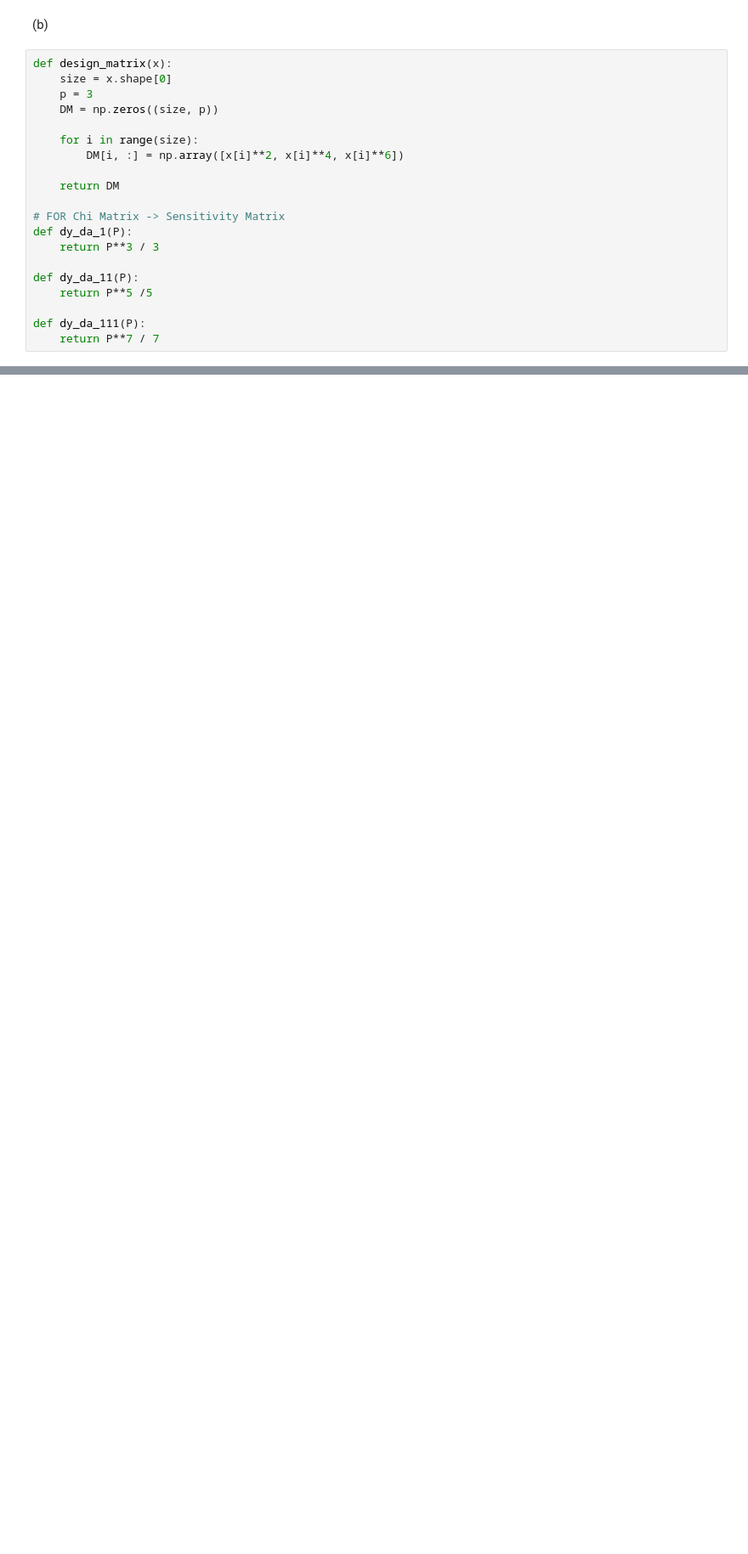
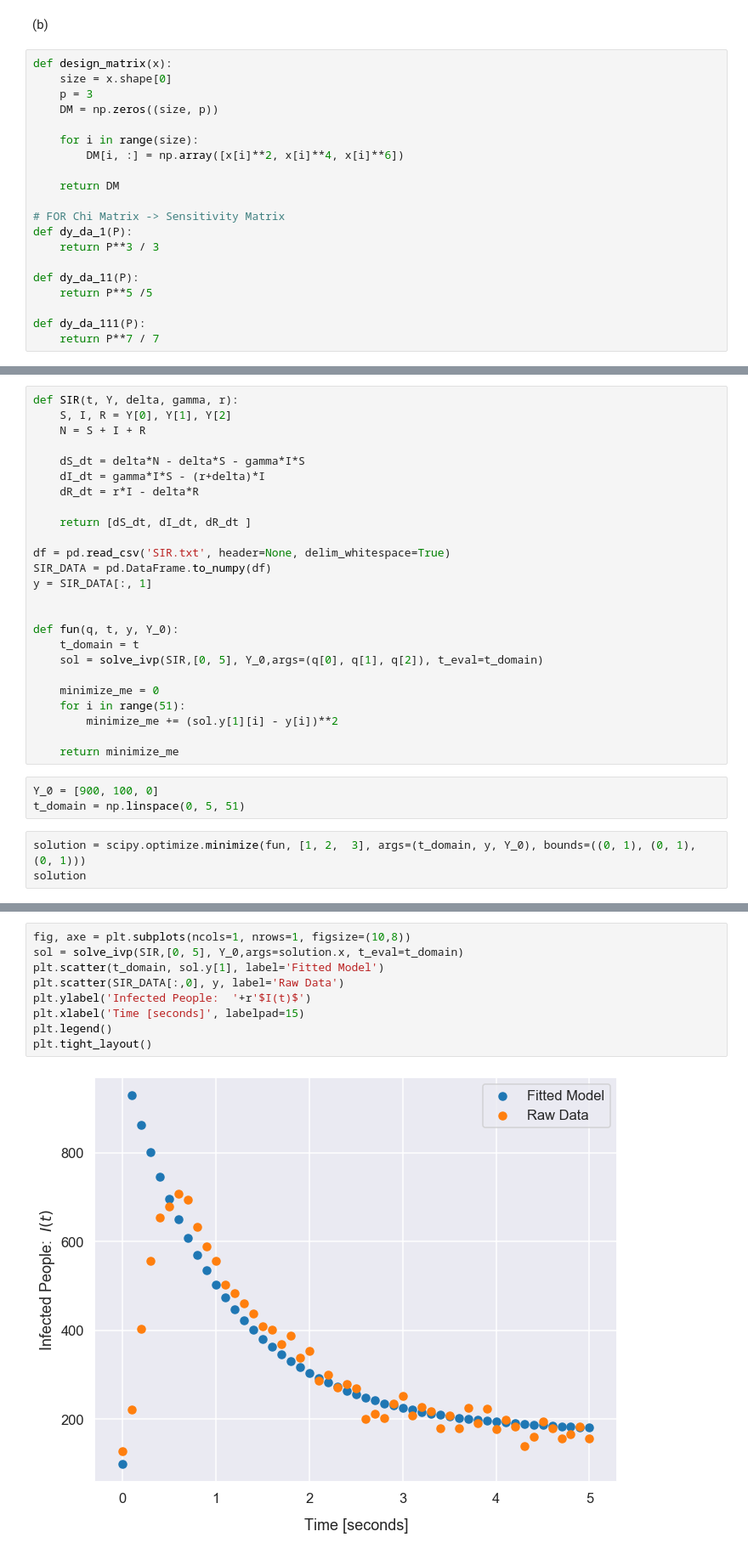
Before and after one commit to adamcwatts/MA540_UQ, a Jupyter notebook: Project3/Project3_Workup.ipynb, the cells around one changed output, grey strips where cells are left out. Shown at 85% size. Saved outputs shown, nothing was run; the diff lists cells and outputs as text; blank space fills up the shorter version.

```diff
--- a/Project3/Project3_Workup.ipynb
+++ b/Project3/Project3_Workup.ipynb
@@ -206,0 +216,31 @@ plt.tight_layout()
+# %%
+def SIR(t, Y, delta, gamma, r):
+    S, I, R = Y[0], Y[1], Y[2]
+    N = S + I + R
+
+    dS_dt = delta*N - delta*S - gamma*I*S
+    dI_dt = gamma*I*S - (r+delta)*I
+    dR_dt = r*I - delta*R
+
+    return [dS_dt, dI_dt, dR_dt ]
+
+df = pd.read_csv('SIR.txt', header=None, delim_whitespace=True)
+SIR_DATA = pd.DataFrame.to_numpy(df)
+y = SIR_DATA[:, 1]
+
+
+def fun(q, t, y, Y_0):
+    t_domain = t
+    sol = solve_ivp(SIR,[0, 5], Y_0,args=(q[0], q[1], q[2]), t_eval=t_domain)
+
+    minimize_me = 0
+    for i in range(51):
+        minimize_me += (sol.y[1][i] - y[i])**2
+
+    return minimize_me
+# %%
+Y_0 = [900, 100, 0]
+t_domain = np.linspace(0, 5, 51)
+# %%
+solution = scipy.optimize.minimize(fun, [1, 2,  3], args=(t_domain, y, Y_0), bounds=((0, 1), (0, 1), (0, 1)))
+solution
@@ -206,0 +257,11 @@ plt.tight_layout()
+# %%
+fig, axe = plt.subplots(ncols=1, nrows=1, figsize=(10,8))
+sol = solve_ivp(SIR,[0, 5], Y_0,args=solution.x, t_eval=t_domain)
+plt.scatter(t_domain, sol.y[1], label='Fitted Model')
+plt.scatter(SIR_DATA[:,0], y, label='Raw Data')
+plt.ylabel('Infected People:  '+r'$I(t)$')
+plt.xlabel('Time [seconds]', labelpad=15)
+plt.legend()
+plt.tight_layout()
+# %% [output]
+[figure, added]
```
Also changed, not shown: parts of 8 cells of this notebook.
